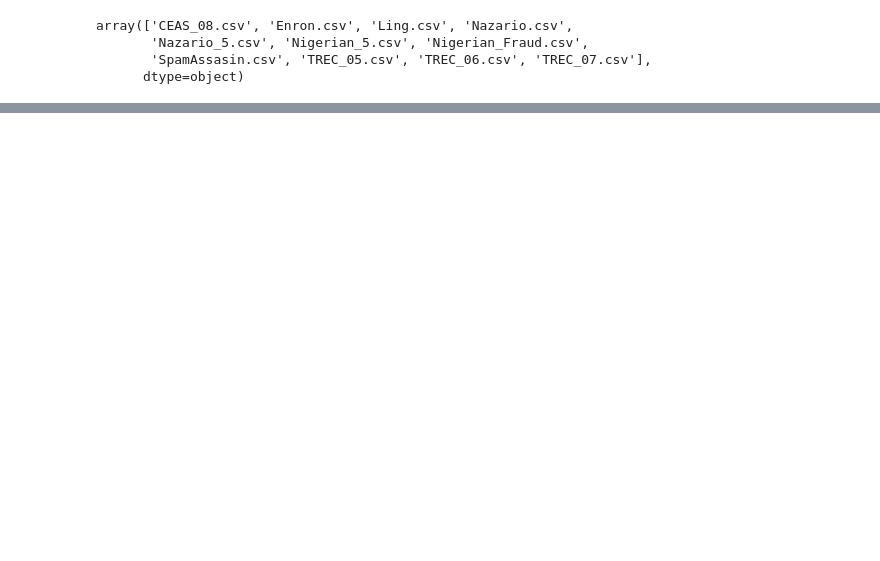
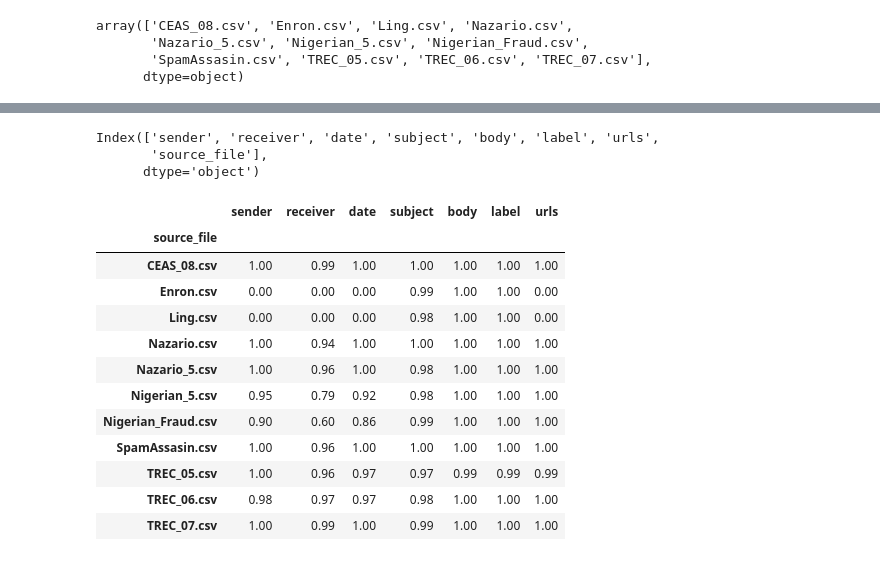
Before and after one commit to destinydel/Email-Phishing---Spam-Fraud-Detection, a Jupyter notebook: notebooks/01_EDA.ipynb, the cells around one changed output, grey strips where cells are left out. Drawn from its saved outputs; the diff is of its cells as text; code cells hidden in the pictures; blank space fills up the shorter version.

```diff
--- a/notebooks/01_EDA.ipynb
+++ b/notebooks/01_EDA.ipynb
@@ -84,0 +99,27 @@ ceas.head() #showing only first 5 rows of df
+# %%
+# Cell 8
+# all columns across the combined data
+data_df.columns
+# %% [output]
+Index(['sender', 'receiver', 'date', 'subject', 'body', 'label', 'urls',
+       'source_file'],
+      dtype='object')
+# %%
+# Cell 9
+# fraction of rows with a value in each column, per file
+# 1.0 = every row filled, 0.0 = no rows filled (column missing), 0.60 = 60% filled
+data_df.drop(columns='source_file').notna().groupby(data_df['source_file']).mean().round(2)
+# %% [output]
+|  | sender | receiver | date | subject | body | label | urls |
+| source_file |  |  |  |  |  |  |  |
+| CEAS_08.csv | 1.00 | 0.99 | 1.00 | 1.00 | 1.00 | 1.00 | 1.00 |
+| Enron.csv | 0.00 | 0.00 | 0.00 | 0.99 | 1.00 | 1.00 | 0.00 |
+| Ling.csv | 0.00 | 0.00 | 0.00 | 0.98 | 1.00 | 1.00 | 0.00 |
+| Nazario.csv | 1.00 | 0.94 | 1.00 | 1.00 | 1.00 | 1.00 | 1.00 |
+| Nazario_5.csv | 1.00 | 0.96 | 1.00 | 0.98 | 1.00 | 1.00 | 1.00 |
+| Nigerian_5.csv | 0.95 | 0.79 | 0.92 | 0.98 | 1.00 | 1.00 | 1.00 |
+| Nigerian_Fraud.csv | 0.90 | 0.60 | 0.86 | 0.99 | 1.00 | 1.00 | 1.00 |
+| SpamAssasin.csv | 1.00 | 0.96 | 1.00 | 1.00 | 1.00 | 1.00 | 1.00 |
+| TREC_05.csv | 1.00 | 0.96 | 0.97 | 0.97 | 0.99 | 0.99 | 0.99 |
+| TREC_06.csv | 0.98 | 0.97 | 0.97 | 0.98 | 1.00 | 1.00 | 1.00 |
+| TREC_07.csv | 1.00 | 0.99 | 1.00 | 0.99 | 1.00 | 1.00 | 1.00 |
```
Also changed, not shown: parts of 18 cells of this notebook, 5 other files.
